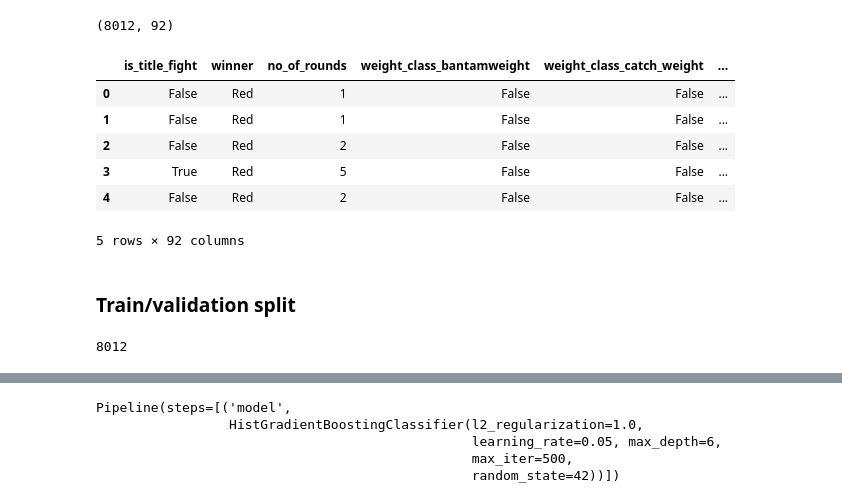
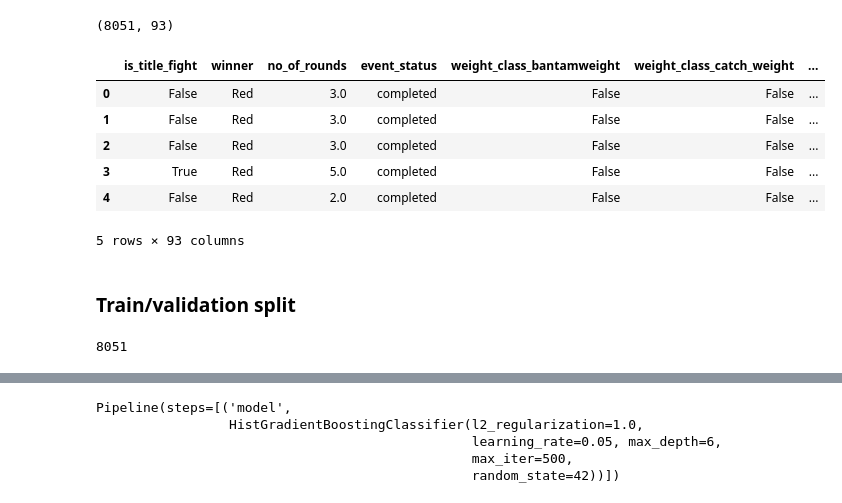
Before and after one commit to eric-kimm/UFC-Predictor, a Jupyter notebook: src/notebooks/model.ipynb, the cells around one changed output, grey strips where cells are left out. Cells and saved outputs as stored; diff of their text form; code cells hidden in the pictures.

```diff
--- a/src/notebooks/model.ipynb
+++ b/src/notebooks/model.ipynb
@@ -7,18 +7,18 @@ from sklearn.impute import SimpleImputer
 from sklearn.metrics import roc_auc_score, classification_report, log_loss
 from sklearn.ensemble import HistGradientBoostingClassifier, RandomForestClassifier
 # %%
-df = pd.read_parquet('data.parquet')
+df = pd.read_parquet('../data.parquet')
 print(df.shape)
 df.head()
 # %% [output]
-(8012, 92)
+(8051, 93)
-|  | is_title_fight | winner | no_of_rounds | weight_class_bantamweight | weight_class_catch_weight | ... |
-| 0 | False | Red | 1 | False | False | ... |
-| 1 | False | Red | 1 | False | False | ... |
-| 2 | False | Red | 2 | False | False | ... |
-| 3 | True | Red | 5 | False | False | ... |
-| 4 | False | Red | 2 | False | False | ... |
+|  | is_title_fight | winner | no_of_rounds | event_status | weight_class_bantamweight | weight_class_catch_weight | ... |
+| 0 | False | Red | 3.0 | completed | False | False | ... |
+| 1 | False | Red | 3.0 | completed | False | False | ... |
+| 2 | False | Red | 3.0 | completed | False | False | ... |
+| 3 | True | Red | 5.0 | completed | False | False | ... |
+| 4 | False | Red | 2.0 | completed | False | False | ... |
-5 rows × 92 columns
+5 rows × 93 columns
 # %%
 le = LabelEncoder()
 
@@ -33,9 +47,9 @@ X = df.drop(columns='winner')
 # %%
 n = len(df)
 print(len(df))
-split_idx = int(n * 0.97)
+split_idx = int(n * 0.85)
 train_df = df.iloc[:split_idx]
 test_df = df.iloc[split_idx:]
 # %% [output]
-8012
+8051
 # %%
```
Also changed, not shown: parts of 5 cells of this notebook, 4 other files.
